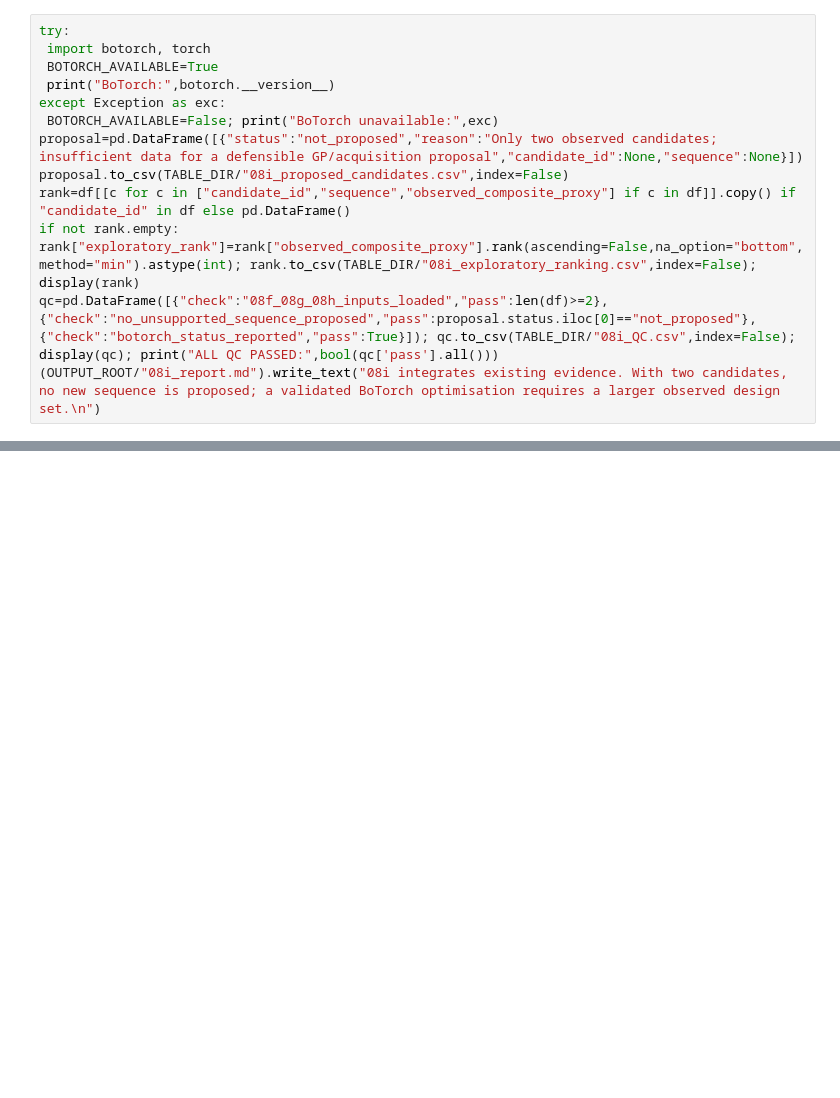
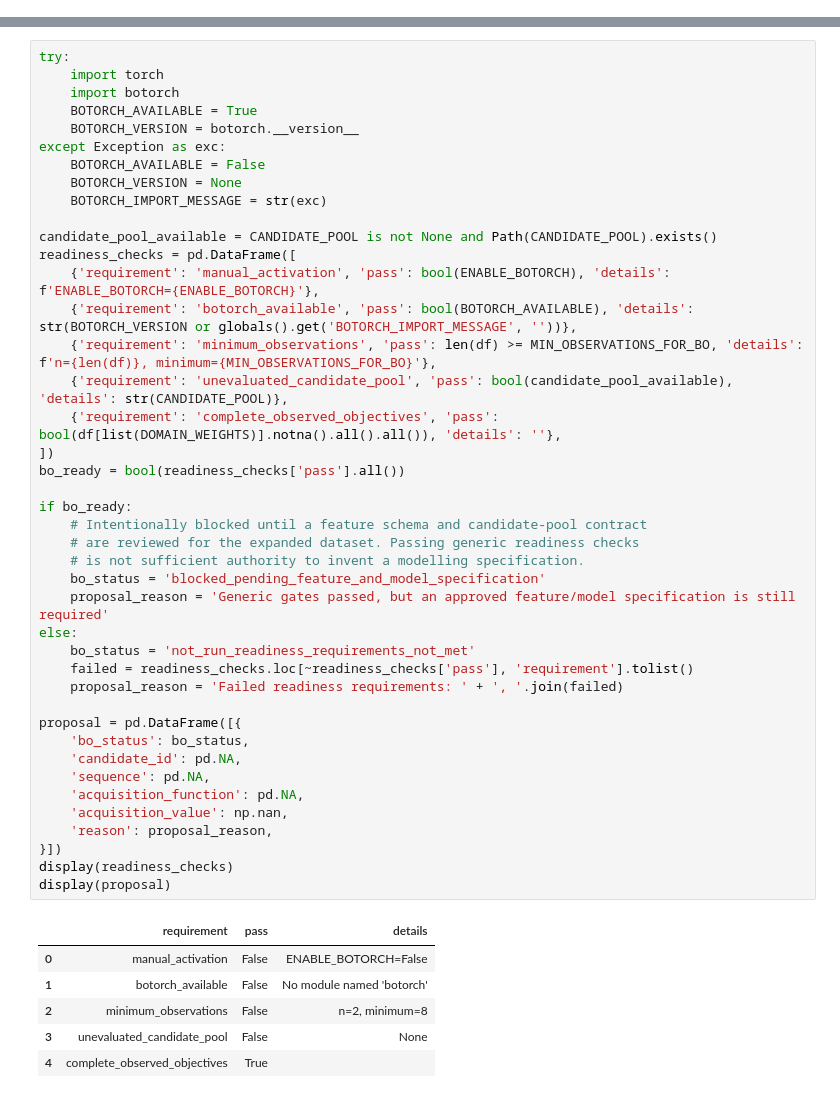
Before and after one commit to robertobruzzese/PEARL, a Jupyter notebook: pipeline_4_protein_language_model_design/08i_Bayesian_Optimisation_BoTorch.ipynb, the cells around one changed output, grey strips where cells are left out. Cells and saved outputs as stored; diff of their text form; blank space fills up the shorter version.

```diff
--- a/pipeline_4_protein_language_model_design/08i_Bayesian_Optimisation_BoTorch.ipynb
+++ b/pipeline_4_protein_language_model_design/08i_Bayesian_Optimisation_BoTorch.ipynb
@@ -57,13 +6,0 @@ A Gaussian-process acquisition function needs more observations than the current
-# %%
-try:
- import botorch, torch
- BOTORCH_AVAILABLE=True
- print("BoTorch:",botorch.__version__)
-except Exception as exc:
- BOTORCH_AVAILABLE=False; print("BoTorch unavailable:",exc)
-proposal=pd.DataFrame([{"status":"not_proposed","reason":"Only two observed candidates; insufficient data for a defensible GP/acquisition proposal","candidate_id":None,"sequence":None}])
-proposal.to_csv(TABLE_DIR/"08i_proposed_candidates.csv",index=False)
-rank=df[[c for c in ["candidate_id","sequence","observed_composite_proxy"] if c in df]].copy() if "candidate_id" in df else pd.DataFrame()
-if not rank.empty: rank["exploratory_rank"]=rank["observed_composite_proxy"].rank(ascending=False,na_option="bottom",method="min").astype(int); rank.to_csv(TABLE_DIR/"08i_exploratory_ranking.csv",index=False); display(rank)
-qc=pd.DataFrame([{"check":"08f_08g_08h_inputs_loaded","pass":len(df)>=2},{"check":"no_unsupported_sequence_proposed","pass":proposal.status.iloc[0]=="not_proposed"},{"check":"botorch_status_reported","pass":True}]); qc.to_csv(TABLE_DIR/"08i_QC.csv",index=False); display(qc); print("ALL QC PASSED:",bool(qc['pass'].all()))
-(OUTPUT_ROOT/"08i_report.md").write_text("08i integrates existing evidence. With two candidates, no new sequence is proposed; a validated BoTorch optimisation requires a larger observed design set.\n")
@@ -80,0 +321,49 @@ ALL QC PASSED: True
+# %%
+try:
+    import torch
+    import botorch
+    BOTORCH_AVAILABLE = True
+    BOTORCH_VERSION = botorch.__version__
+except Exception as exc:
+    BOTORCH_AVAILABLE = False
+    BOTORCH_VERSION = None
+    BOTORCH_IMPORT_MESSAGE = str(exc)
+
+candidate_pool_available = CANDIDATE_POOL is not None and Path(CANDIDATE_POOL).exists()
+readiness_checks = pd.DataFrame([
+    {'requirement': 'manual_activation', 'pass': bool(ENABLE_BOTORCH), 'details': f'ENABLE_BOTORCH={ENABLE_BOTORCH}'},
+    {'requirement': 'botorch_available', 'pass': bool(BOTORCH_AVAILABLE), 'details': str(BOTORCH_VERSION or globals().get('BOTORCH_IMPORT_MESSAGE', ''))},
+    {'requirement': 'minimum_observations', 'pass': len(df) >= MIN_OBSERVATIONS_FOR_BO, 'details': f'n={len(df)}, minimum={MIN_OBSERVATIONS_FOR_BO}'},
+    {'requirement': 'unevaluated_candidate_pool', 'pass': bool(candidate_pool_available), 'details': str(CANDIDATE_POOL)},
+    {'requirement': 'complete_observed_objectives', 'pass': bool(df[list(DOMAIN_WEIGHTS)].notna().all().all()), 'details': ''},
+])
+bo_ready = bool(readiness_checks['pass'].all())
+
+if bo_ready:
+    # Intentionally blocked until a feature schema and candidate-pool contract
+    # are reviewed for the expanded dataset. Passing generic readiness checks
+    # is not sufficient authority to invent a modelling specification.
+    bo_status = 'blocked_pending_feature_and_model_specification'
+    proposal_reason = 'Generic gates passed, but an approved feature/model specification is still required'
+else:
+    bo_status = 'not_run_readiness_requirements_not_met'
+    failed = readiness_checks.loc[~readiness_checks['pass'], 'requirement'].tolist()
+    proposal_reason = 'Failed readiness requirements: ' + ', '.join(failed)
+
+proposal = pd.DataFrame([{
+    'bo_status': bo_status,
+    'candidate_id': pd.NA,
+    'sequence': pd.NA,
+    'acquisition_function': pd.NA,
+    'acquisition_value': np.nan,
+    'reason': proposal_reason,
+}])
+display(readiness_checks)
+display(proposal)
+# %% [output]
+|  | requirement | pass | details |
+| 0 | manual_activation | False | ENABLE_BOTORCH=False |
+| 1 | botorch_available | False | No module named 'botorch' |
+| 2 | minimum_observations | False | n=2, minimum=8 |
+| 3 | unevaluated_candidate_pool | False | None |
+| 4 | complete_observed_objectives | True |  |
```
Also changed, not shown: parts of 22 cells of this notebook.
